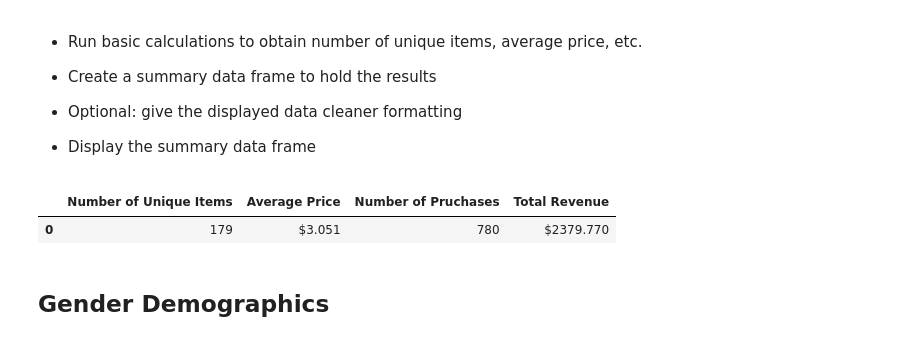
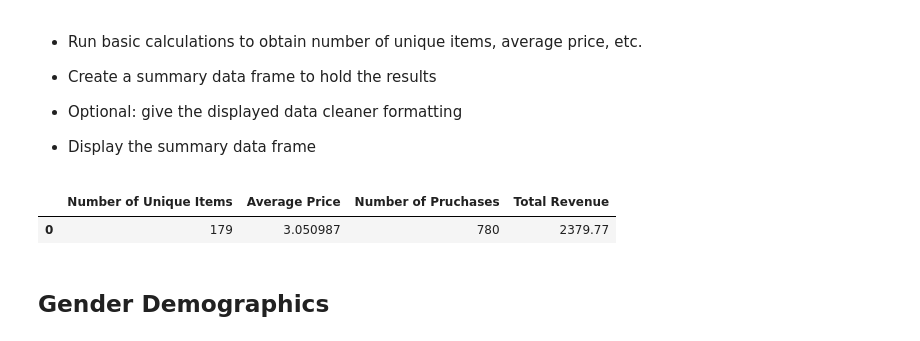
Before and after one commit to emilymoon28/pandas-analysis, a Jupyter notebook: HeroesofPymoli/HeroesOfPymoli_main.ipynb, the cells around one changed output. Cells and saved outputs as stored; diff of their text form; code cells hidden in the pictures.

```diff
--- a/HeroesofPymoli/HeroesOfPymoli_main.ipynb
+++ b/HeroesofPymoli/HeroesOfPymoli_main.ipynb
@@ -66,17 +62,17 @@ total_player
 # %%
 unique_items=len(purchase_data["Item ID"].unique())
 average_item_price=purchase_data["Price"].mean()
 number_of_purchase=len(purchase_data["Purchase ID"])
 total_sale=purchase_data["Price"].sum()
 
 
-purchase_analysis=pd.DataFrame({"Number of Unique Items": [unique_items],"Average Price":"${:.3f}".format(average_item_price),
-                               "Number of Pruchases":number_of_purchase, "Total Revenue":"${:.3f}".format(total_sale)})
+purchase_analysis=pd.DataFrame({"Number of Unique Items": [unique_items],"Average Price":average_item_price,
+                               "Number of Pruchases":number_of_purchase, "Total Revenue":total_sale})
 
 purchase_analysis
 # %% [output]
 |  | Number of Unique Items | Average Price | Number of Pruchases | Total Revenue |
-| 0 | 179 | $3.051 | 780 | $2379.770 |
+| 0 | 179 | 3.050987 | 780 | 2379.77 |
 # %% [markdown]
 ## Gender Demographics
 # %% [markdown]
```
Also changed, not shown: parts of 3 cells of this notebook.
